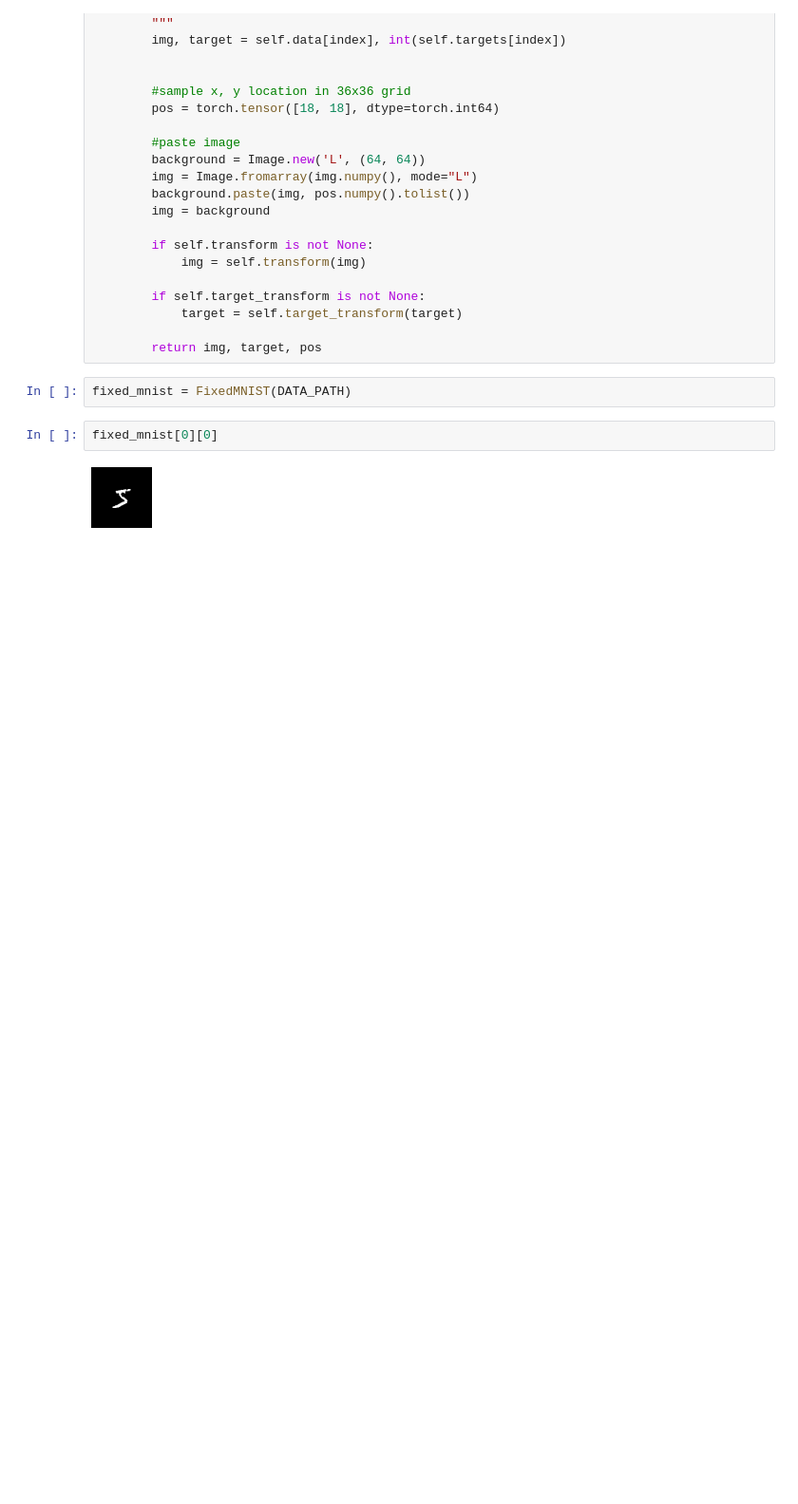
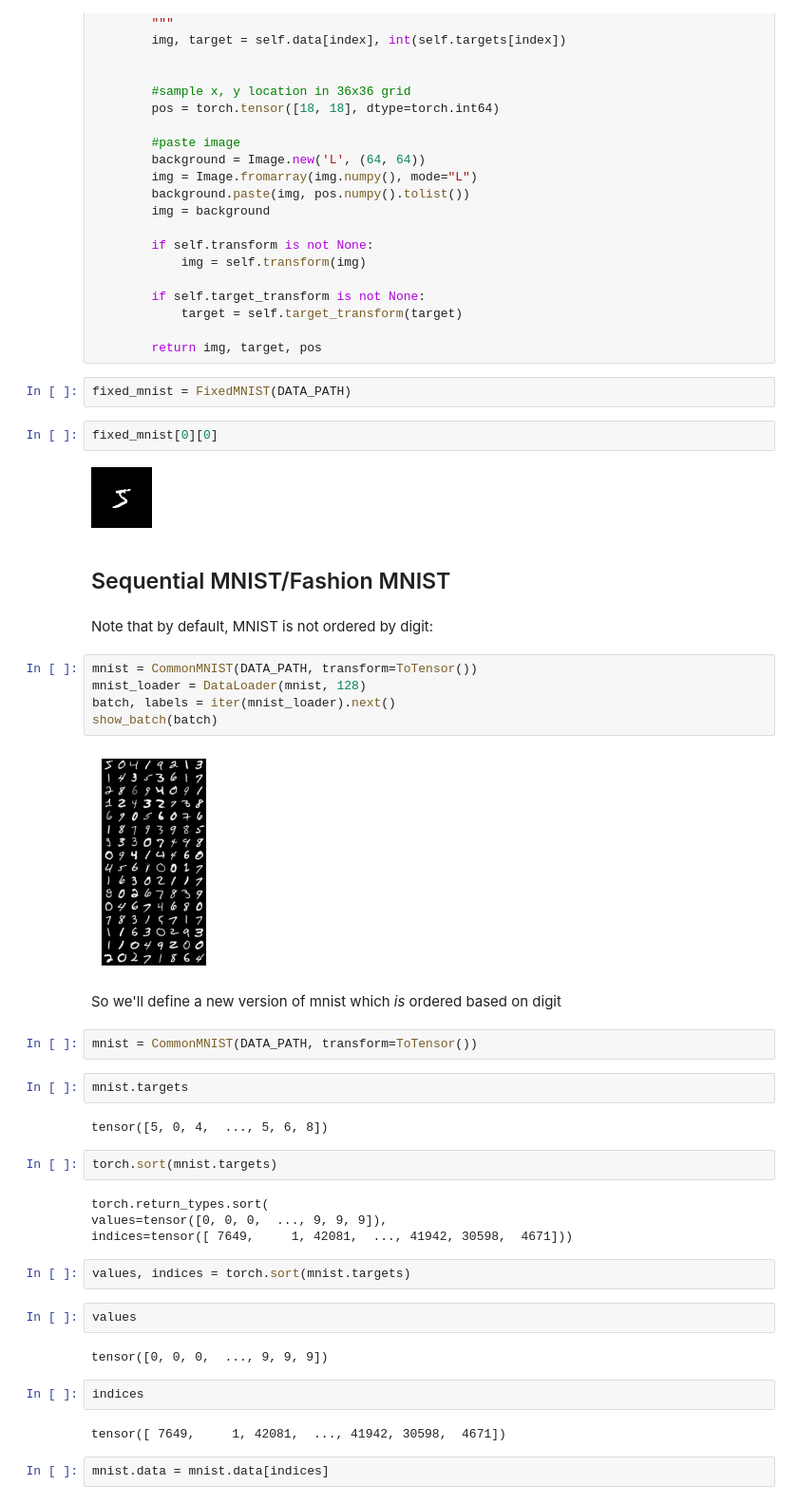
Before and after one commit to oliveradk/cult, a Jupyter notebook: 01a_core.datasets.moving_mnist.ipynb, the cells around one changed output. Shown: that part at 95% size. Saved outputs shown, nothing was run; the diff lists cells and outputs as text; blank space fills up the shorter version.

Commit message:
added ordered mnist and fashion_mnist datasets

```diff
--- a/01a_core.datasets.moving_mnist.ipynb
+++ b/01a_core.datasets.moving_mnist.ipynb
@@ -271,3 +276,40 @@ fixed_mnist = FixedMNIST(DATA_PATH)
 fixed_mnist[0][0]
 # %% [output]
 [figure]
+# %% [markdown]
+## Sequential MNIST/Fashion MNIST
+# %% [markdown]
+Note that by default, MNIST is not ordered by digit:
+# %%
+mnist = CommonMNIST(DATA_PATH, transform=ToTensor())
+mnist_loader = DataLoader(mnist, 128)
+batch, labels = iter(mnist_loader).next()
+show_batch(batch)
+# %% [output]
+[figure, added]
+# %% [markdown]
+So we'll define a new version of mnist which _is_ ordered based on digit
+# %%
+mnist = CommonMNIST(DATA_PATH, transform=ToTensor())
+# %%
+mnist.targets
+# %% [output]
+tensor([5, 0, 4,  ..., 5, 6, 8])
+# %%
+torch.sort(mnist.targets)
+# %% [output]
+torch.return_types.sort(
+values=tensor([0, 0, 0,  ..., 9, 9, 9]),
+indices=tensor([ 7649,     1, 42081,  ..., 41942, 30598,  4671]))
+# %%
+values, indices = torch.sort(mnist.targets)
+# %%
+values
+# %% [output]
+tensor([0, 0, 0,  ..., 9, 9, 9])
+# %%
+indices
+# %% [output]
+tensor([ 7649,     1, 42081,  ..., 41942, 30598,  4671])
+# %%
+mnist.data = mnist.data[indices]
```
Also changed, not shown: parts of 22 cells of this notebook, 2 other files.
